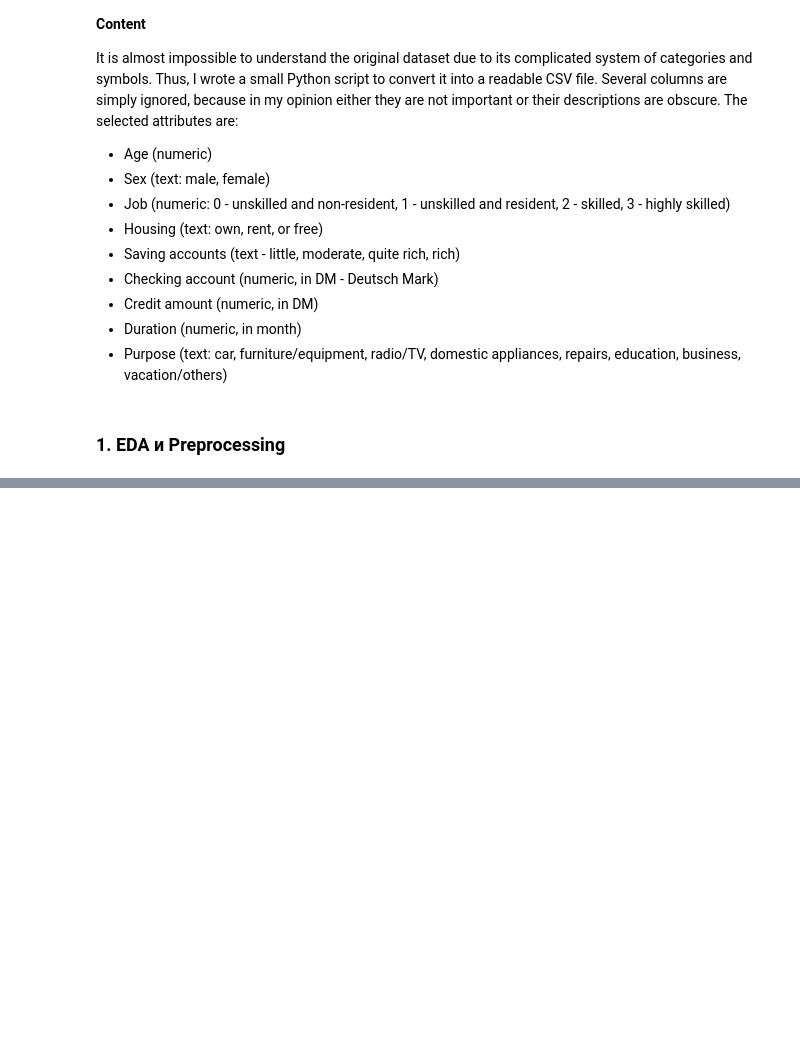
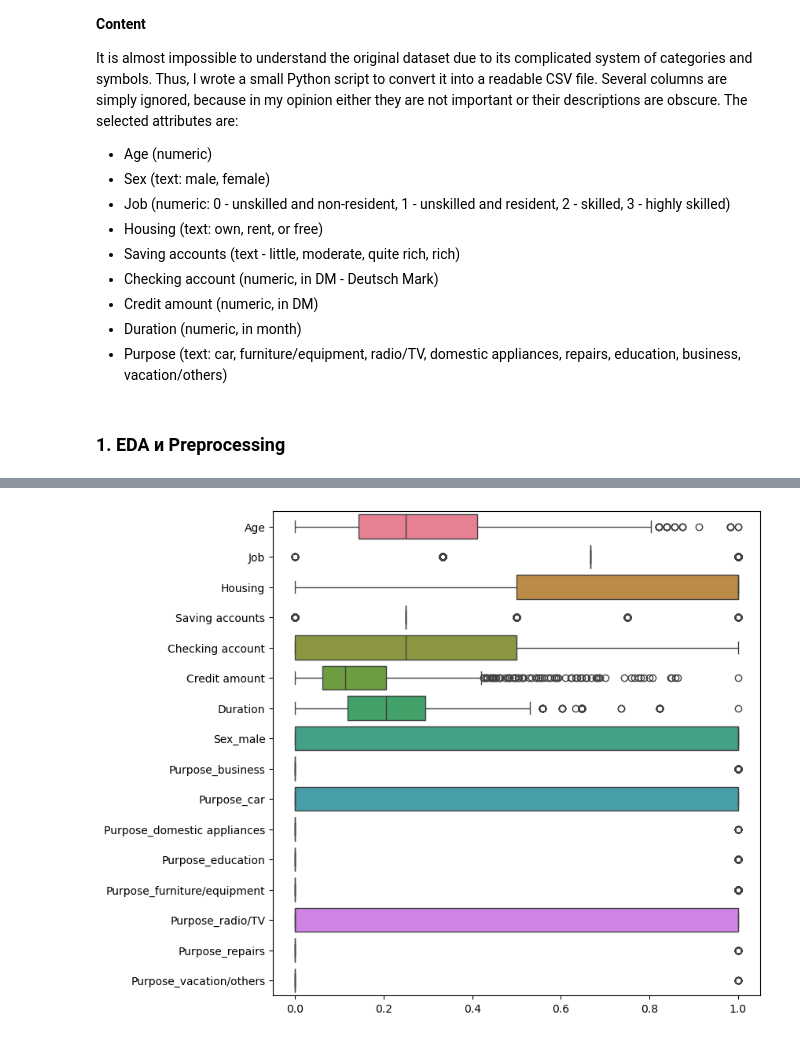
Before and after one commit to emazurenko/otus-ml-professional, a Jupyter notebook: homeworks/02_Clustering/homework.ipynb, the cells around one changed output, grey strips where cells are left out. Saved outputs shown, nothing was run; the diff lists cells and outputs as text; code cells hidden in the pictures; blank space fills up the shorter version.

```diff
--- a/homeworks/02_Clustering/homework.ipynb
+++ b/homeworks/02_Clustering/homework.ipynb
@@ -51,0 +94,21 @@ It is almost impossible to understand the original dataset due to its complicate
+# %%
+# Удаляю первый столбец так как он похож на порядковый номер строки и потому ценности не представляет
+drop_features = ['Unnamed: 0']
+
+binary_features = [
+    'Sex',
+]
+
+ordered_features = [
+    'Housing',
+    'Saving accounts',
+    'Checking account'
+]
+
+category_features = [
+    'Purpose',
+]
+# %%
+clean_df = df.drop(labels=drop_features, axis=1)
+
+clean_df.info()
@@ -51,0 +236,10 @@ It is almost impossible to understand the original dataset due to its complicate
+# %%
+from sklearn.preprocessing import MinMaxScaler
+
+scaler = MinMaxScaler()
+
+# Так как в задаче не предполается тестовый набор праметры масштабирования выучиваются на всём датасете
+scaler.fit(encoded_df)
+scaled_df = pd.DataFrame(scaler.transform(encoded_df), columns=encoded_df.columns)
+
+scaled_df.describe()
@@ -51,0 +256,5 @@ It is almost impossible to understand the original dataset due to its complicate
+# %%
+plt.figure(figsize=(8,8))
+sns.boxplot(data=scaled_df, orient='h');
+# %% [output]
+[figure, added]
```
Also changed, not shown: parts of 19 cells of this notebook.
